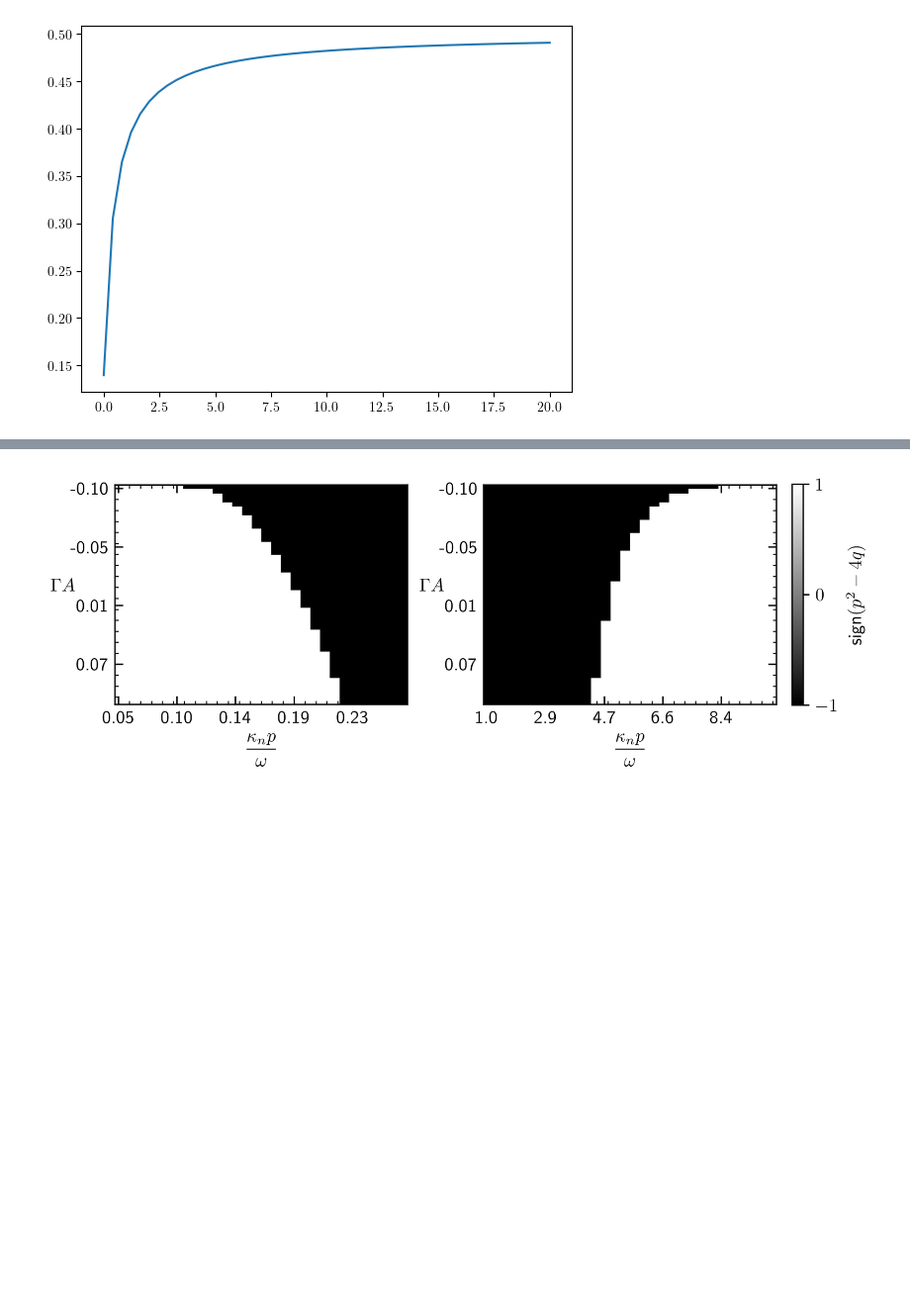
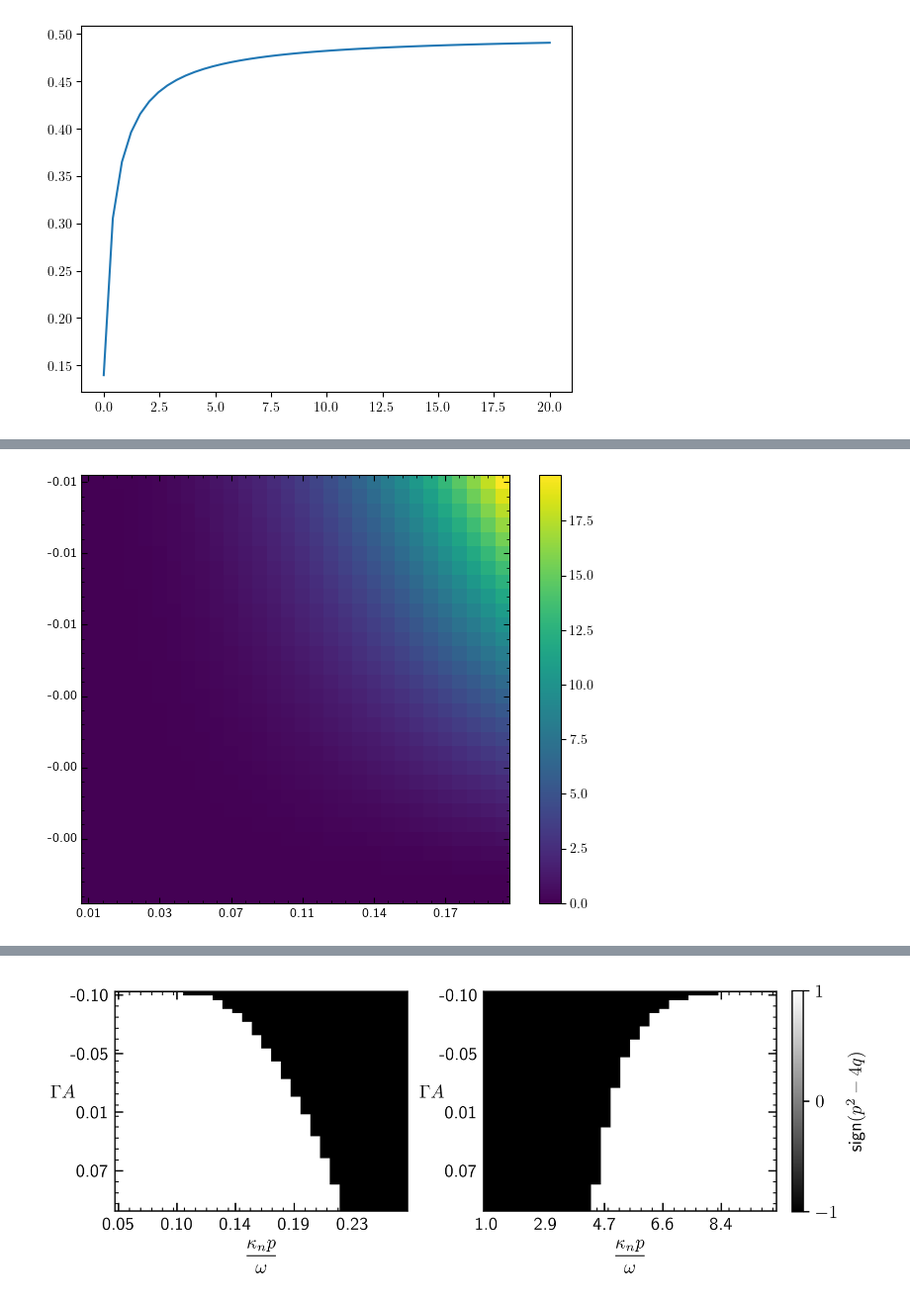
Before and after one commit to ChriGomm/Bachelor_sympy, a Jupyter notebook: fixp_alal.ipynb, the cells around one changed output, grey strips where cells are left out. Shown: that part at 99% size. Drawn from its saved outputs; the diff is of its cells as text; code cells hidden in the pictures; blank space fills up the shorter version.

```diff
--- a/fixp_alal.ipynb
+++ b/fixp_alal.ipynb
@@ -386,0 +419,86 @@ plt.show()
+# %%
+fig, ax = plt.subplots(1,1)
+
+plt.rcParams["lines.markersize"]=0.7
+plt.rcParams["axes.unicode_minus"]=True
+plt.rcParams["font.size"]=10
+plt.rcParams["text.usetex"]=True
+plt.rcParams["font.serif"]="Computer Modern Serif"
+# def strip0(x,pos):
+#     if x<0:
+#         return u'\u2212'+ str(x).rstrip(".0").lstrip("-")
+#     else:
+#         if str(x).rstrip(".0"):
+#             return str(x).rstrip(".0")
+#     return "0"
+im.set_extent((-0.5,39.5,29.5,-0.5))
+trash, xw, yw, trash= im.get_extent()
+numb_xticks = xw//major_xtick_step+1
+numb_yticks = yw//major_ytick_step+1
+def formatx0(x,pos):
+    try:
+            # print(x,pos)#,"{:.2f}".format(kw[int(x)]))
+
+        index = int((pos-1)*kw.shape[0]//numb_xticks)
+           # print(index)
+           # print()
+        return "{:.2f}".format(kw[index,0])
+    except:
+        return "{:.2f}".format(kw[-1,0])
+def formatx1(x,pos):
+    try:
+            # print(x,pos)#,"{:.2f}".format(kw[int(x)]))
+
+        index = int((pos-1)*kw.shape[0]//numb_xticks)
+           # print(index)
+           # print()
+        return "{:.1f}".format(kw[index,1])
+    except:
+        return "{:.1f}".format(kw[-1,1])
+
+if STRIP_OF_ZEROS_X:
+    ax.xaxis.set_major_formatter(ticker.FuncFormatter(formatx0))
+ax.yaxis.set_major_locator(ticker.MultipleLocator(major_ytick_step))
+ax.yaxis.set_minor_locator(ticker.MultipleLocator(minor_ytick_step))
+ax.xaxis.set_major_locator(ticker.MultipleLocator(major_xtick_step))
+ax.xaxis.set_minor_locator(ticker.MultipleLocator(minor_xtick_step))
+
+if STRIP_OF_ZEROS_Y:
+    ax.yaxis.set_major_formatter(ticker.FuncFormatter(formaty))
+ax.tick_params(axis='x',direction='in',which='both',bottom=True,top=True,labelbottom=True)
+ax.tick_params(axis='both',which='major',length=4.5)
+ax.tick_params(axis='y',direction='in',which='both',left=True,right=True,labelleft=True)
+# ax.set_xlabel(r'$\Gamma \tilde{A}$')
+# ax.set_ylabel(r'$\tilde{y}$',rotation=0)
+plt.setp(ax.yaxis.get_majorticklabels(),va='center')
+
+
+def testB(G,kw,a,gamma):
+    return 2*kw**2*a/(-1+8*(1+G/gamma)*a)
+def ymax(kw,a):
+    return (2+np.sqrt(1-3*kw**2*a))/3
+def testFunc(G,kw,a,gamma):
+    return 2*ymax(kw,a)**3-2*ymax(kw,a)**2
+
+kw = np.stack((np.linspace(0.005,0.27,30),np.linspace(6,40,30)),axis=1)
+Gam = 1
+sgam = 0.2*Gam
+# A = np.linspace(-1/(8*(1+sgam/Gam))+1/10**6,0-1/10**6,30)
+A = np.linspace(-0.01,0-1/10**6,30)
+
+solu = np.zeros((A.shape[0],kw.shape[0]))
+atest = kw[3,0]*np.ones_like(A)
+for i in range(A.shape[0]):
+    for j in range(kw.shape[0]):
+        a = A[i]
+        kw_val = kw[j,1]
+        solu[i,j]= Func(maxF(a,kw_val),a,kw_val,Gam,sgam,-1) #-func_B(kw_val,a,Gam,sgam,-1) +testFunc(Gam,kw_val,a,sgam)
+
+im = plt.imshow(solu)
+bar = ax.figure.colorbar(im,ax=ax)
+fig.tight_layout()
+plt.show()
+
+solu[:,0], A
+# %% [output]
+[figure, added]
```
Also changed, not shown: parts of 9 cells of this notebook, 1 other file.
